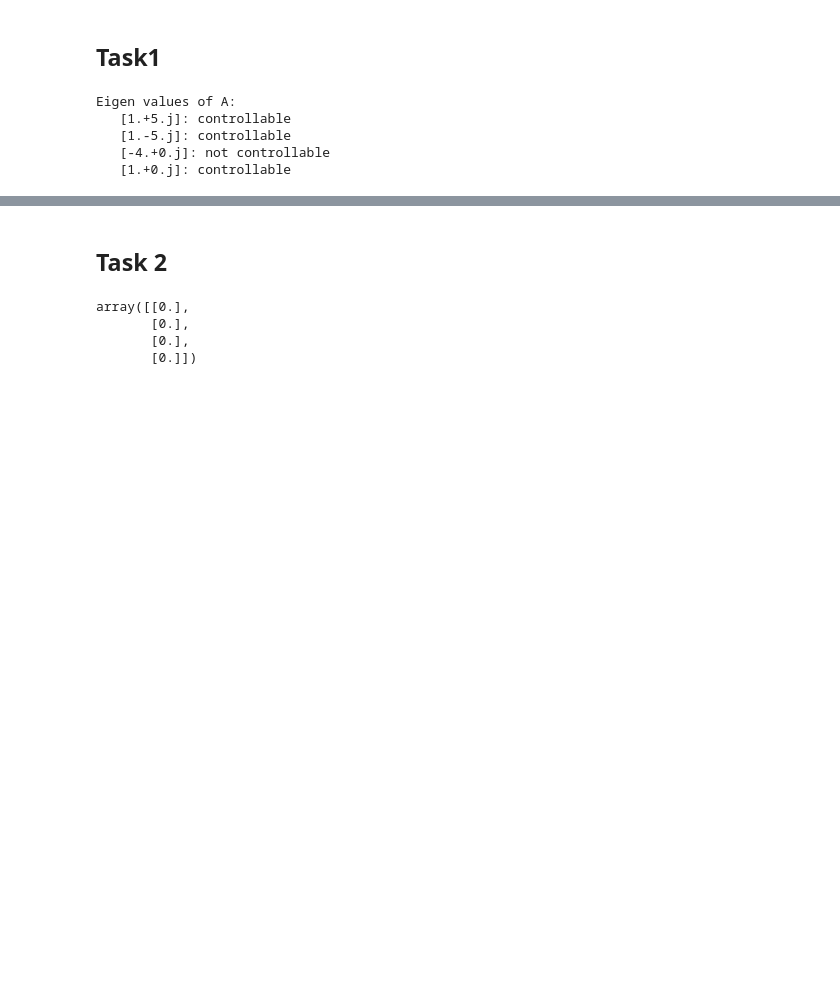
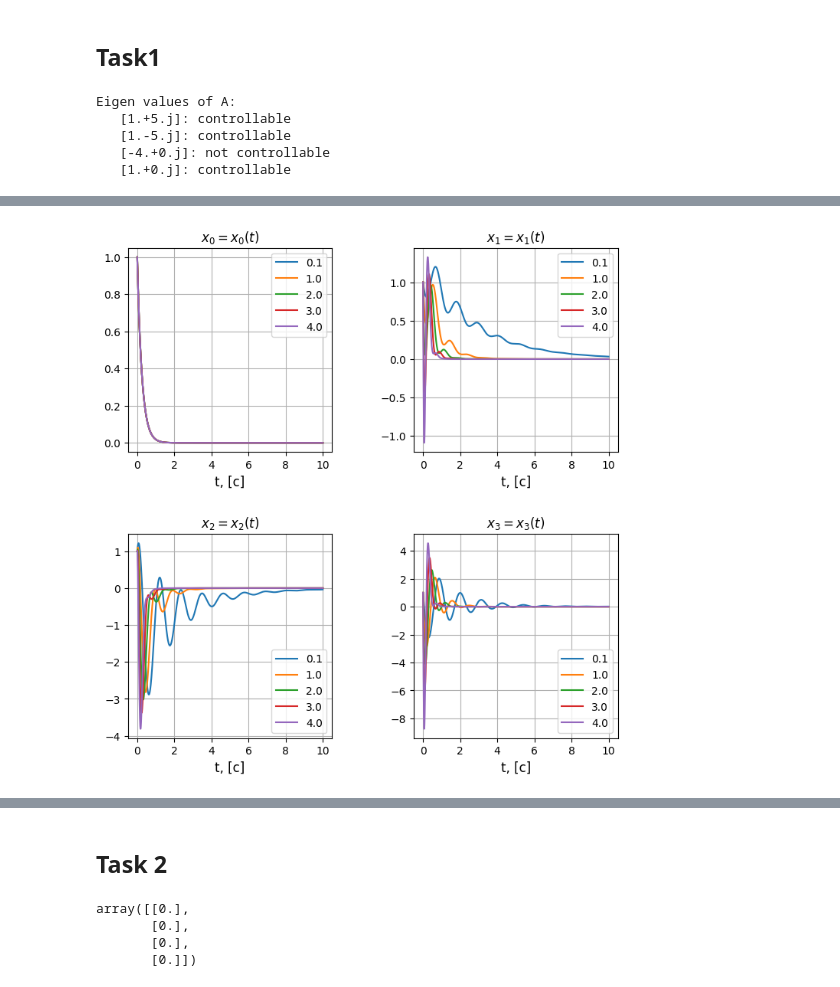
Before and after one commit to lalayants/control-theory-itmo-2023-2024, a Jupyter notebook: spring/Lab9/lab9.ipynb, the cells around one changed output, grey strips where cells are left out. Cells and saved outputs as stored; diff of their text form; code cells hidden in the pictures; blank space fills up the shorter version.

```diff
--- a/spring/Lab9/lab9.ipynb
+++ b/spring/Lab9/lab9.ipynb
@@ -114,3 +114,19 @@ def task1_get_K(A, B, alpha):
 
 
     return Y.value @ np.linalg.pinv(P.value), True
+# %%
+# fig, axs = plt.subplots(2, 2, figsize=(8, 8))
+# plt.subplots_adjust(left=0.1, bottom=0.1, right=0.9, top=0.9, wspace=0.4,hspace=0.4)
+reses = []
+Ks = []
+for alpha in task1_alphas:
+    print(f'========   {alpha = }   =========')
+    K, status = task1_get_K(task1_A, task1_B, alpha)
+    Ks.append(K)
+    if not status:
+        print(':(')
+        continue
+    print(f'{K = }')
+    ts = get_t(10)
+    res = task1_simulate(task1_A, task1_B, K, task1_x0, ts)
+    reses.append(res)
@@ -117 +151,16 @@ def task1_get_K(A, B, alpha):
+# %%
+fig, axs = plt.subplots(2, 2, figsize=(8, 8))
+plt.subplots_adjust(left=0.1, bottom=0.1, right=0.9, top=0.9, wspace=0.4,hspace=0.4)
+for indx, res in enumerate(reses):
+    alpha = task1_alphas[indx]
+    for i, state in enumerate(res.states):
+        axs[i//2, i%2].plot(ts, state, label=f'{alpha}')
+for i in range(4):
+    axs[i//2, i%2].set_xlabel(f"t, [c]", fontsize=12)
+    axs[i//2, i%2].set_title(f"$x_{i} = x_{i}(t)$", fontsize=12)
+    axs[i//2, i%2].grid(True)
+    axs[i//2, i%2].legend()
+plt.savefig(f'{SAVE_PATH}/task1_states.jpg')
+# %% [output]
+[figure, added]
 # %%
```
Also changed, not shown: parts of 2 cells of this notebook.
